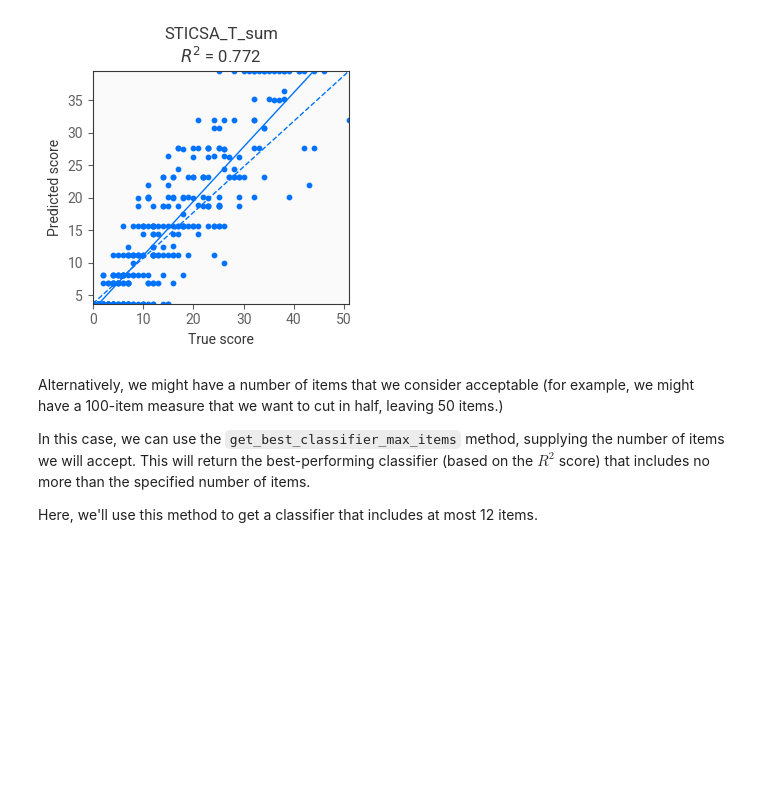
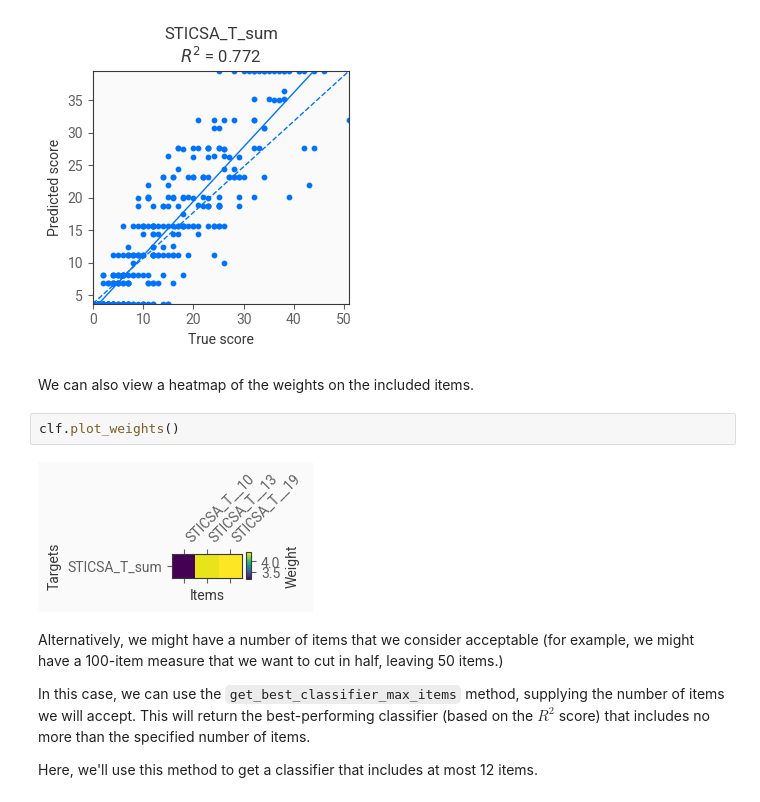
Before and after one commit to the-wise-lab/FACSIMILE, a Jupyter notebook: docs/examples/sticsa_example.ipynb, the cells around one changed output. Cells and saved outputs as stored; diff of their text form; blank space fills up the shorter version.

```diff
--- a/docs/examples/sticsa_example.ipynb
+++ b/docs/examples/sticsa_example.ipynb
@@ -197,6 +197,12 @@ Best classifier:
 Minimum R^2: 0.7979792696696075
 Number of included items: 3.0
 [figure]
+# %% [markdown]
+We can also view a heatmap of the weights on the included items.
+# %%
+clf.plot_weights()
+# %% [output]
+[figure, added]
 # %% [markdown]
 Alternatively, we might have a number of items that we consider acceptable (for example, we might have a 100-item measure that we want to cut in half, leaving 50 items.)
 
```
Also changed, not shown: parts of 5 cells of this notebook, 2 other files.
